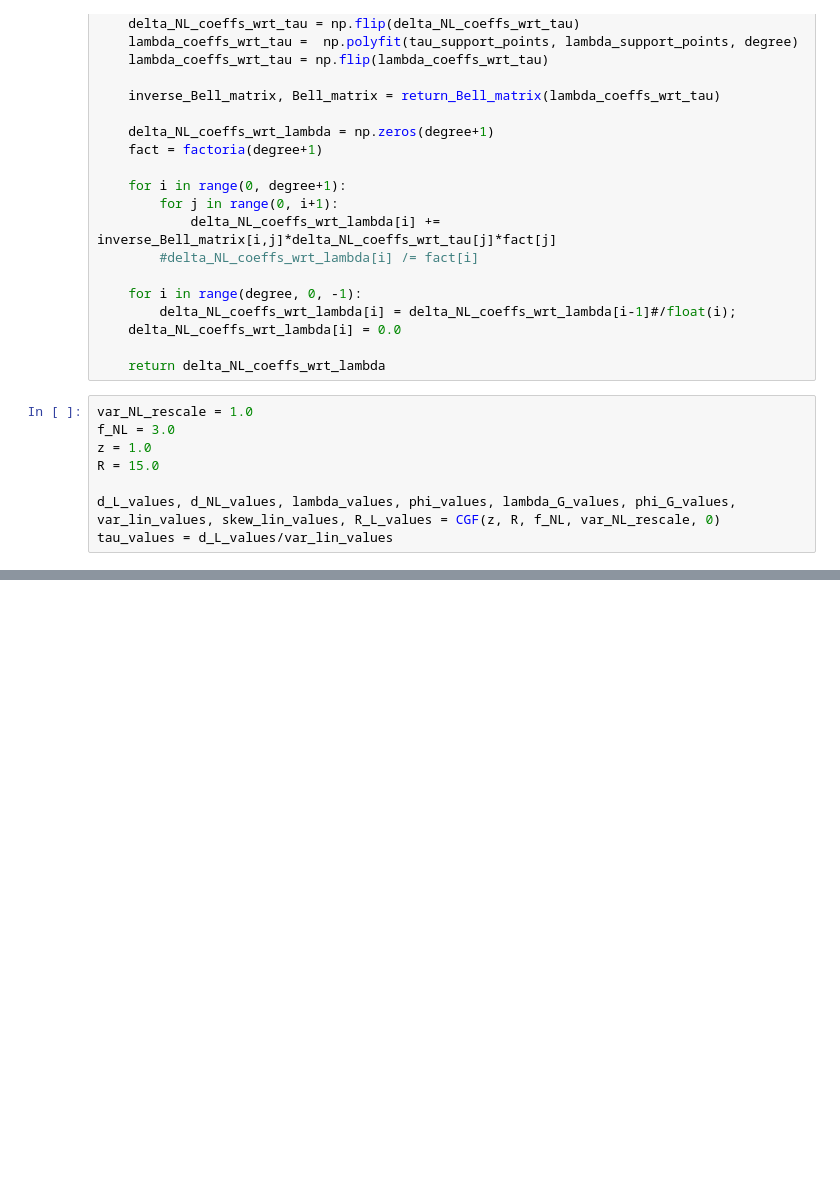
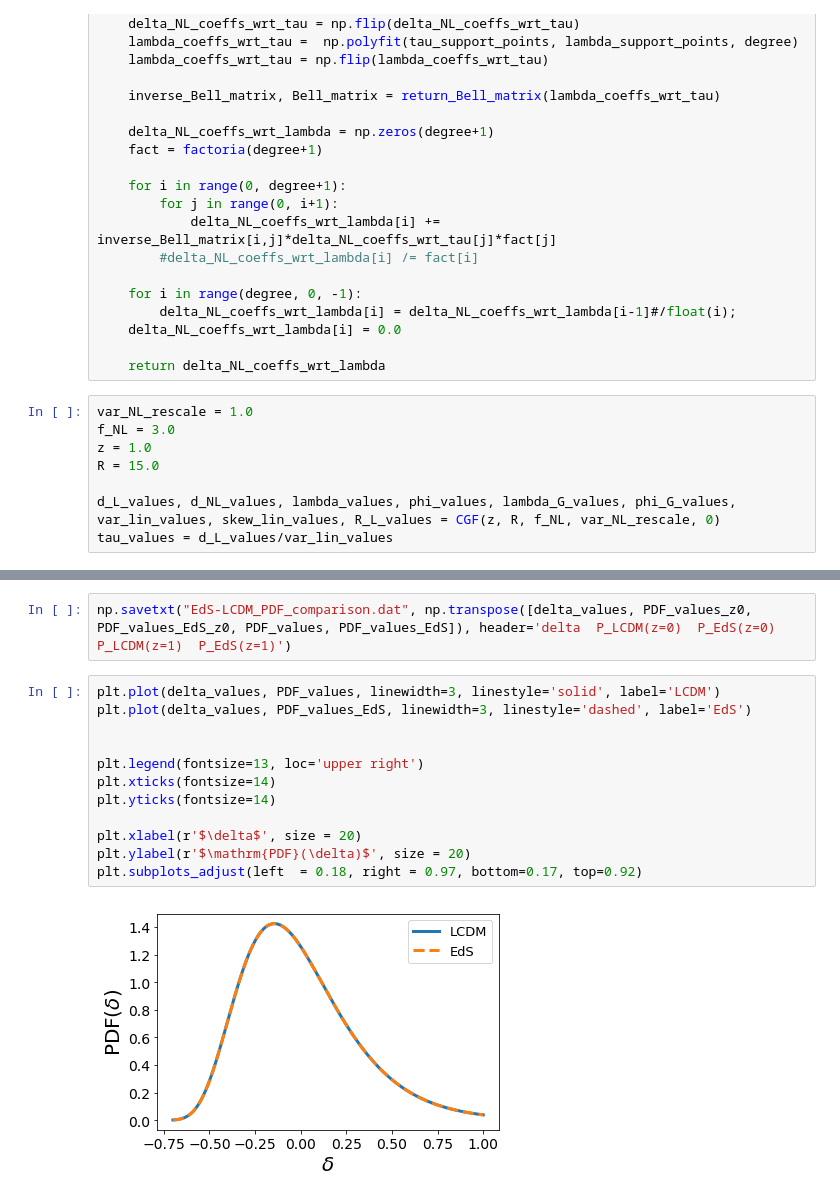
Before and after one commit to OliverFHD/CosMomentum, a Jupyter notebook: compute_PDF_and_CGF.ipynb, the cells around one changed output, grey strips where cells are left out. Cells and saved outputs as stored; diff of their text form; blank space fills up the shorter version.

```diff
--- a/compute_PDF_and_CGF.ipynb
+++ b/compute_PDF_and_CGF.ipynb
@@ -296,0 +354,16 @@ plt.subplots_adjust(left=0.19, bottom=0.12, right=0.95, top=0.87)
+# %%
+np.savetxt("EdS-LCDM_PDF_comparison.dat", np.transpose([delta_values, PDF_values_z0, PDF_values_EdS_z0, PDF_values, PDF_values_EdS]), header='delta  P_LCDM(z=0)  P_EdS(z=0)  P_LCDM(z=1)  P_EdS(z=1)')
+# %%
+plt.plot(delta_values, PDF_values, linewidth=3, linestyle='solid', label='LCDM')
+plt.plot(delta_values, PDF_values_EdS, linewidth=3, linestyle='dashed', label='EdS')
+
+
+plt.legend(fontsize=13, loc='upper right')
+plt.xticks(fontsize=14)
+plt.yticks(fontsize=14)
+
+plt.xlabel(r'$\delta$', size = 20)
+plt.ylabel(r'$\mathrm{PDF}(\delta)$', size = 20)
+plt.subplots_adjust(left  = 0.18, right = 0.97, bottom=0.17, top=0.92)
+# %% [output]
+[figure, added]
```
Also changed, not shown: parts of 9 cells of this notebook, 7 other files.
